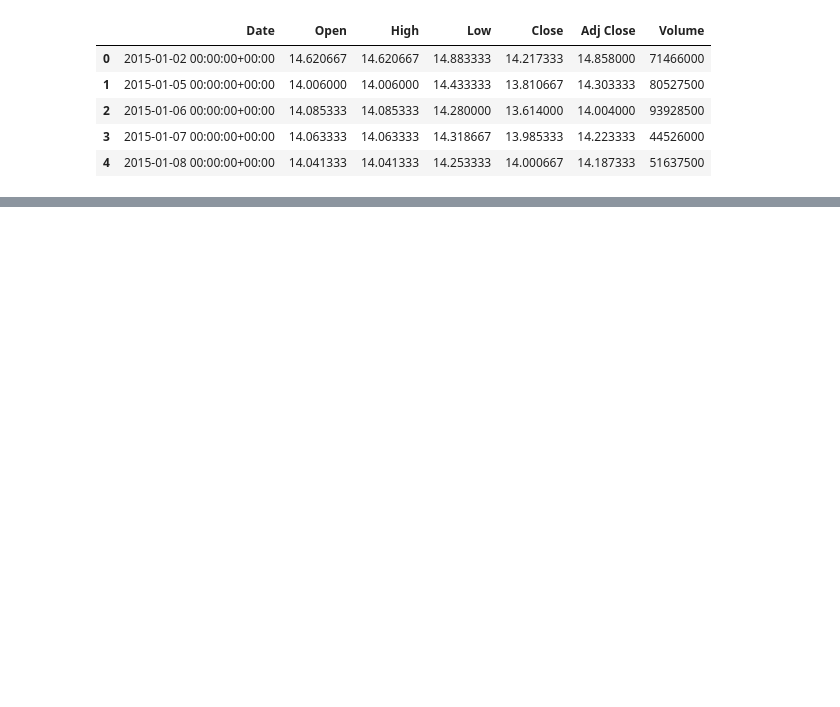
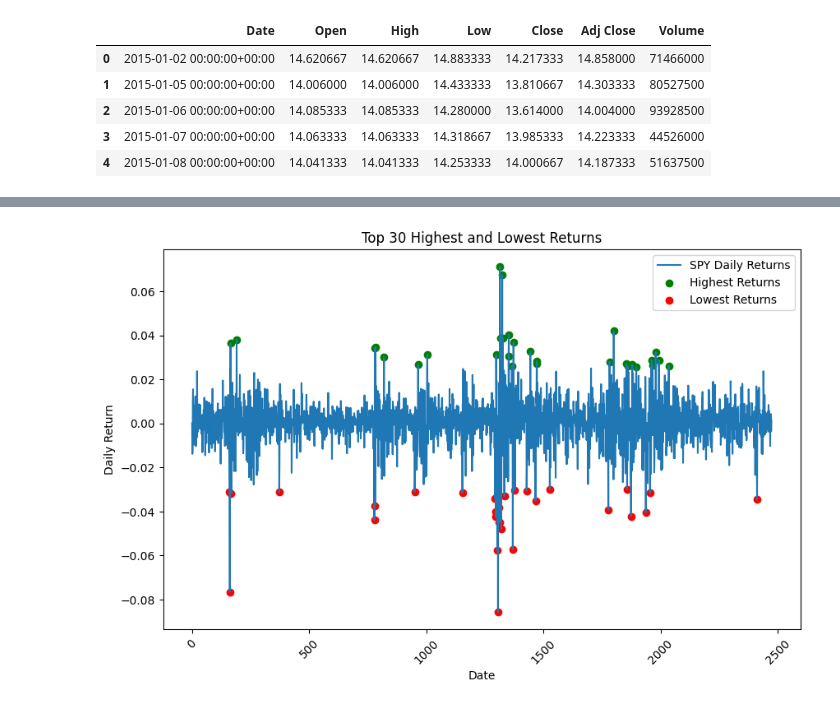
Before and after one commit to GuleWako/Time-Series-Forecasting-for-Portfolio-Management, a Jupyter notebook: notebooks/portfolioManagement.ipynb, the cells around one changed output, grey strips where cells are left out. Drawn from its saved outputs; the diff is of its cells as text; code cells hidden in the pictures; blank space fills up the shorter version.

```diff
--- a/notebooks/portfolioManagement.ipynb
+++ b/notebooks/portfolioManagement.ipynb
@@ -246,0 +343,4 @@ Sharpe Ratio for SPY: 0.7389974779853575
+# %%
+outlierDetection(spy_data,"SPY")
+# %% [output]
+[figure, added]
```
Also changed, not shown: parts of 46 cells of this notebook, 1 other file.
